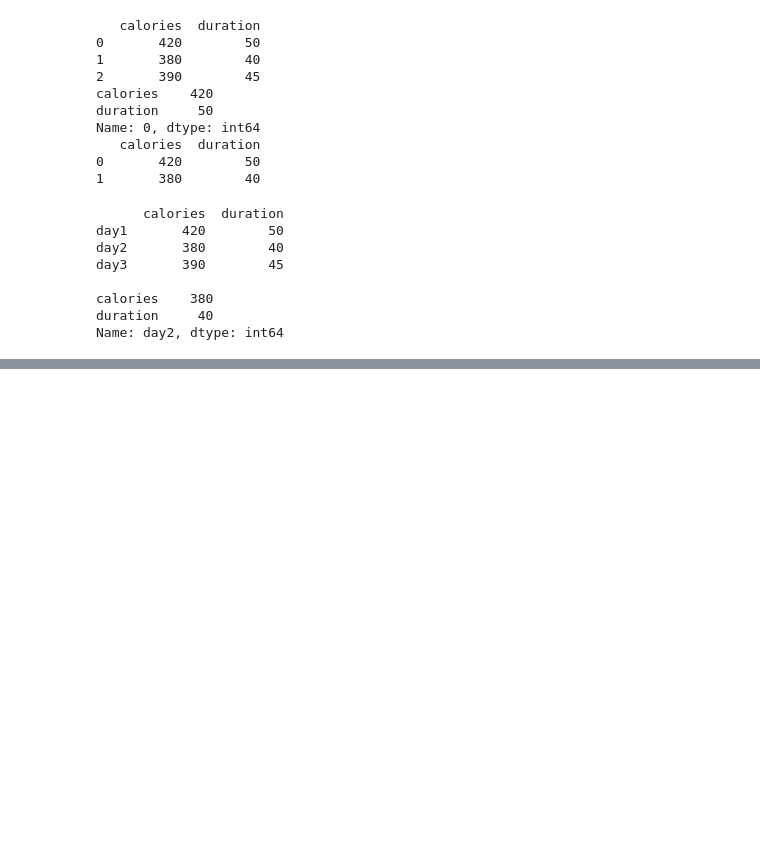
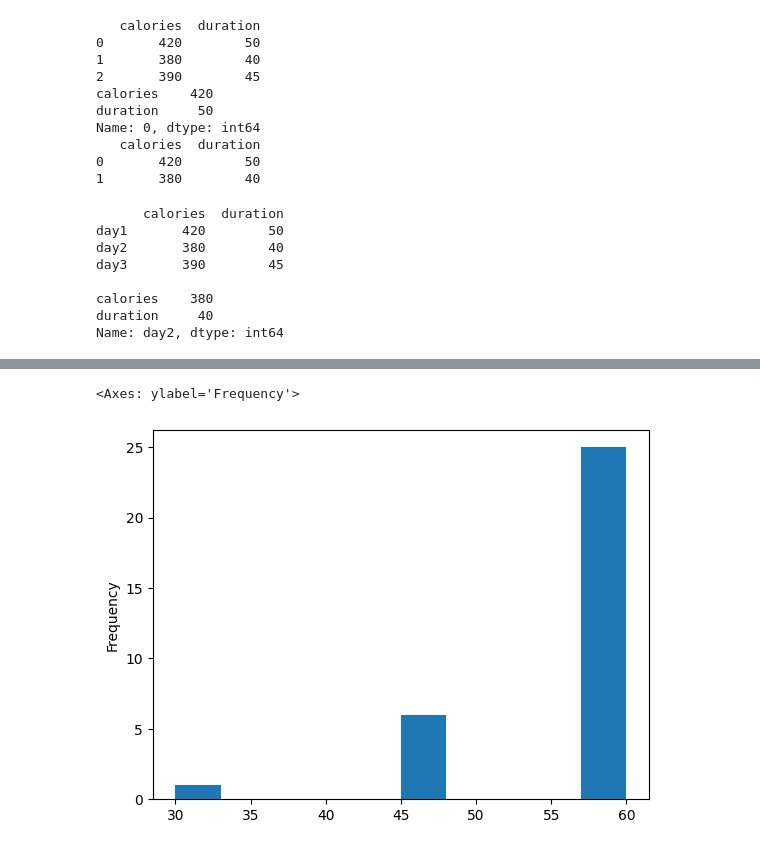
Before and after one commit to Jagadeeshwar03/Algorand-Python-SDK, a Jupyter notebook: content/02-getting-started/jupyter_notebooks.ipynb, the cells around one changed output, grey strips where cells are left out. Saved outputs shown, nothing was run; the diff lists cells and outputs as text; code cells hidden in the pictures; blank space fills up the shorter version.

```diff
--- a/content/02-getting-started/jupyter_notebooks.ipynb
+++ b/content/02-getting-started/jupyter_notebooks.ipynb
@@ -97,0 +512,5 @@ Name: day2, dtype: int64
+# %%
+df["Duration"].plot(kind = 'hist')
+# %% [output]
+<Axes: ylabel='Frequency'>
+[figure, added]
```
Also changed, not shown: parts of 22 cells of this notebook.
